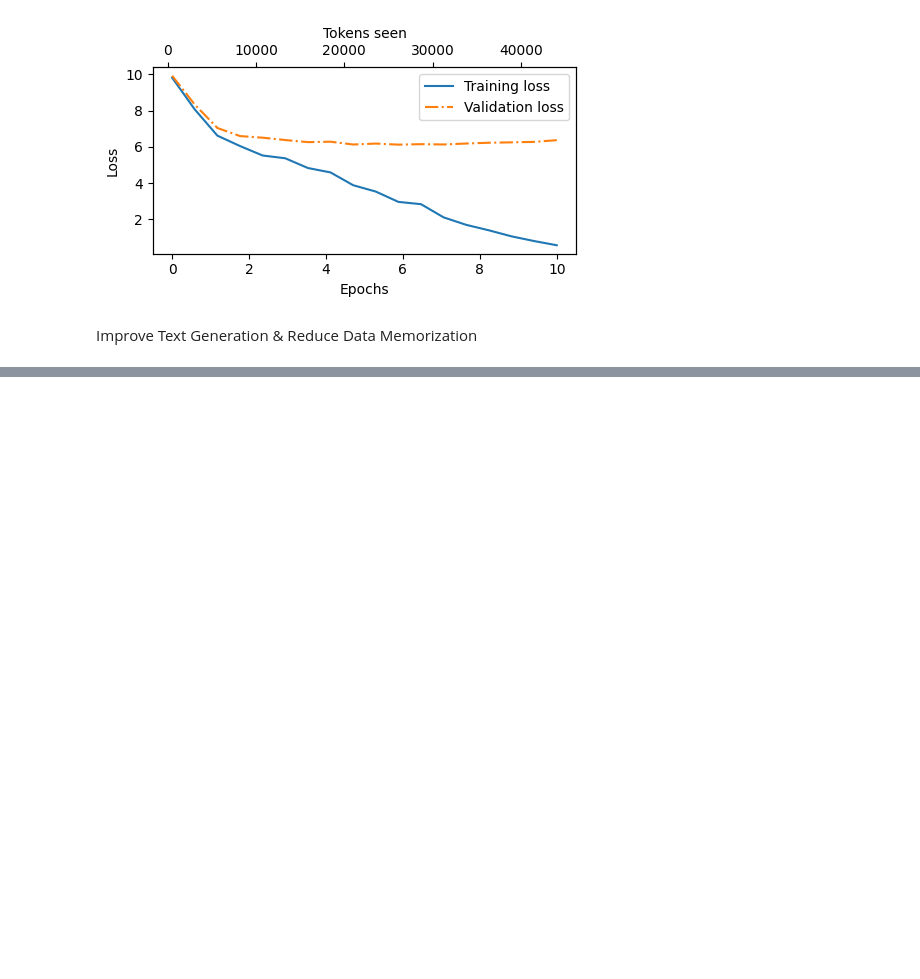
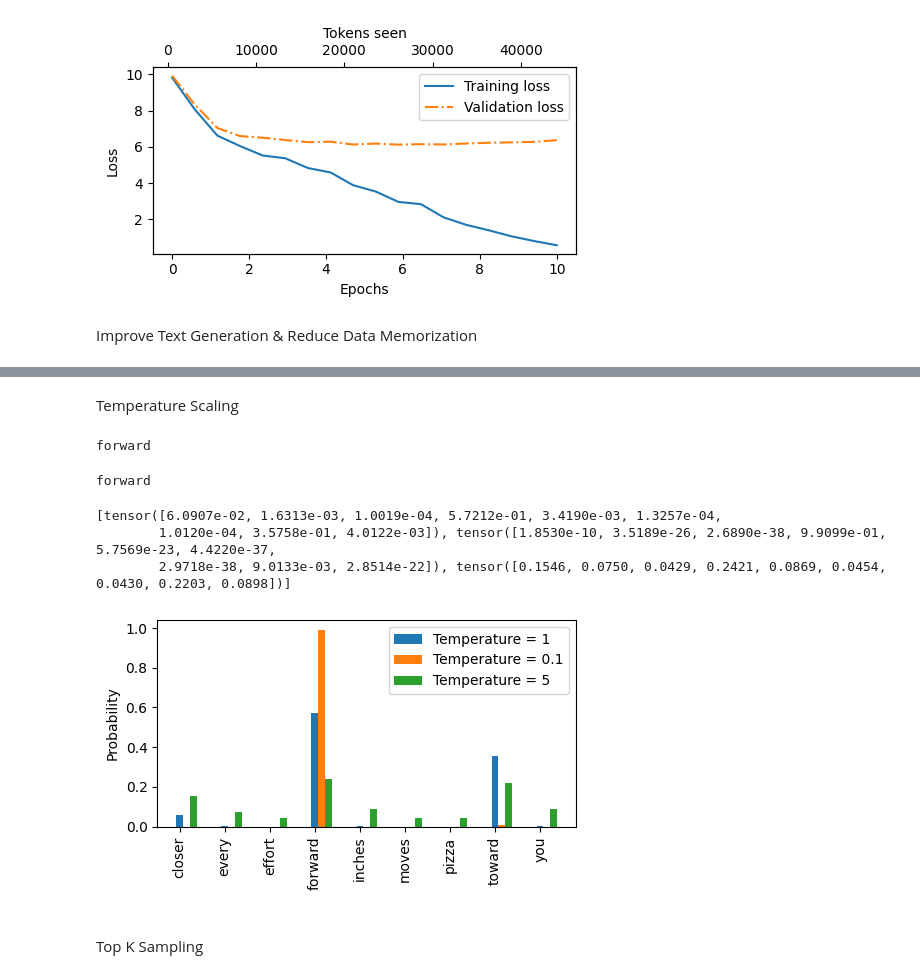
Before and after one commit to aryagxr/llm-from-scratch, a Jupyter notebook: 04-pretraining.ipynb, the cells around one changed output, grey strips where cells are left out. Cells and saved outputs as stored; diff of their text form; code cells hidden in the pictures; blank space fills up the shorter version.

```diff
--- a/04-pretraining.ipynb
+++ b/04-pretraining.ipynb
@@ -411,0 +449,77 @@ Improve Text Generation & Reduce Data Memorization
+# %% [markdown]
+Temperature Scaling
+# %%
+# adds a probabilistic selection for the next token
+
+# here is argmax (greedy decoding) method
+vocab = {
+    "closer": 0,
+    "every": 1,
+    "effort": 2,
+    "forward": 3,
+    "inches": 4,
+    "moves": 5,
+    "pizza": 6,
+    "toward": 7,
+    "you": 8,
+}
+inverse_vocab = {v: k for k, v in vocab.items()}
+
+next_token_logits = torch.tensor(
+    [4.51, 0.89, -1.90, 6.75, 1.63, -1.62, -1.89, 6.28, 1.79]
+)
+
+probas = torch.softmax(next_token_logits, dim=0)
+next_token_id = torch.argmax(probas).item()
+# The next generated token is then as follows:
+print(inverse_vocab[next_token_id])
+# %% [output]
+forward
+# %%
+# probabilistic sampling approach
+
+torch.manual_seed(123)
+next_token_id = torch.multinomial(probas, num_samples=1).item()
+print(inverse_vocab[next_token_id])
+# %% [output]
+forward
+# %%
+# divide logits by a number greater than 0 to scale the logits
+
+def softmax_with_temperature(logits, temperature):
+    scaled_logits = logits / temperature
+    return torch.softmax(scaled_logits, dim=0)
+
+# Temperature values
+temperatures = [1, 0.1, 5]  # Original, higher confidence, and lower confidence
+
+# Calculate scaled probabilities
+scaled_probas = [softmax_with_temperature(next_token_logits, T) for T in temperatures]
+print(scaled_probas)
+# %% [output]
+[tensor([6.0907e-02, 1.6313e-03, 1.0019e-04, 5.7212e-01, 3.4190e-03, 1.3257e-04,
+        1.0120e-04, 3.5758e-01, 4.0122e-03]), tensor([1.8530e-10, 3.5189e-26, 2.6890e-38, 9.9099e-01, 5.7569e-23, 4.4220e-37,
+        2.9718e-38, 9.0133e-03, 2.8514e-22]), tensor([0.1546, 0.0750, 0.0429, 0.2421, 0.0869, 0.0454, 0.0430, 0.2203, 0.0898])]
+# %%
+# Plotting
+x = torch.arange(len(vocab))
+bar_width = 0.15
+
+fig, ax = plt.subplots(figsize=(5, 3))
+for i, T in enumerate(temperatures):
+    rects = ax.bar(x + i * bar_width, scaled_probas[i], bar_width, label=f'Temperature = {T}')
+
+ax.set_ylabel('Probability')
+ax.set_xticks(x)
+ax.set_xticklabels(vocab.keys(), rotation=90)
+ax.legend()
+
+plt.tight_layout()
+# plt.savefig("temperature-plot.pdf")
+plt.show()
+# %% [output]
+[figure, added]
+# %% [markdown]
+<!-- Top K Sampling -->
+# %% [markdown]
+Top K Sampling
```
Also changed, not shown: parts of 9 cells of this notebook.
